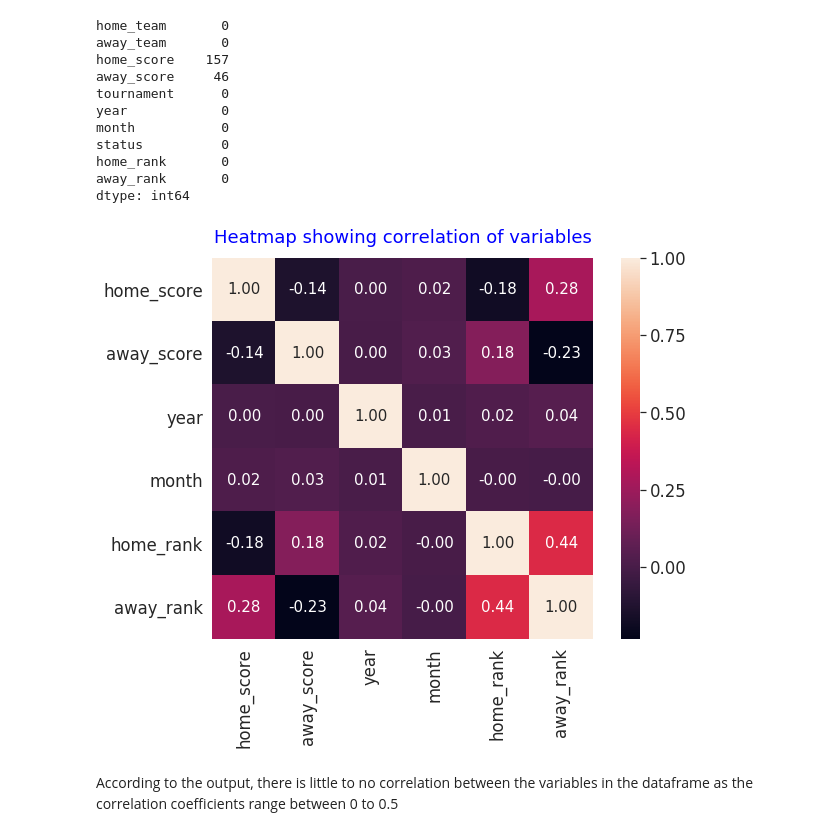
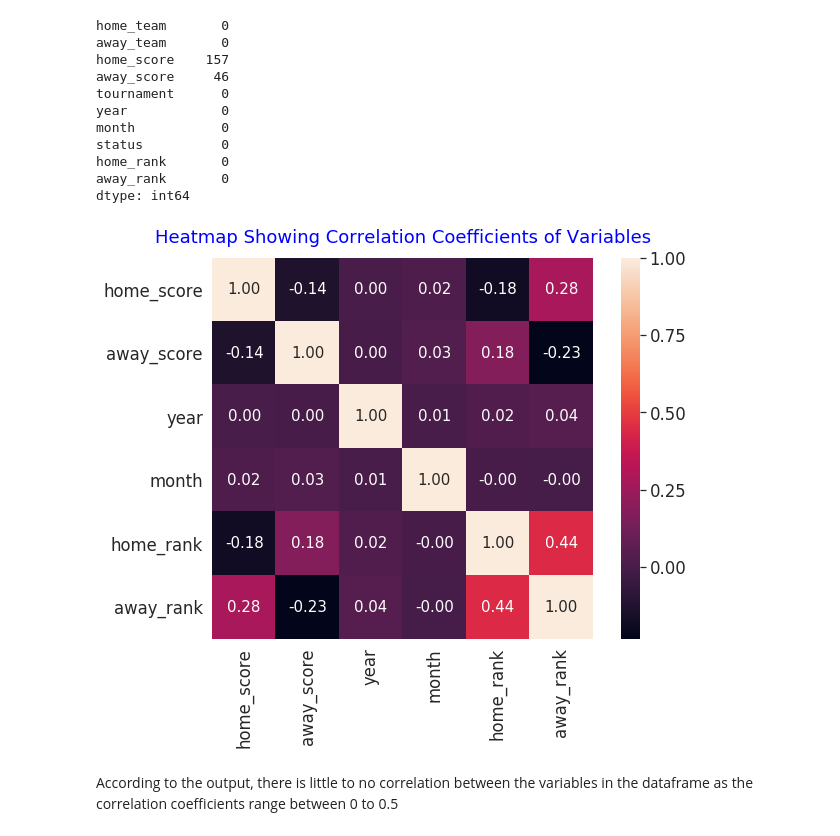
Before and after one commit to booorayan/Regression_fifa, a Jupyter notebook: Football_Match_Predictions.ipynb, the cells around one changed output. Drawn from its saved outputs; the diff is of its cells as text; code cells hidden in the pictures.

```diff
--- a/Football_Match_Predictions.ipynb
+++ b/Football_Match_Predictions.ipynb
@@ -957,21 +957,21 @@ out_f.dropna(inplace=True)
 # %%
 # plotting a heatmap to view correlation coefficients
 
 cols = ['home_score', 'away_score', 'year', 'month', 'home_rank', 'away_rank']
 cm = np.corrcoef(out_f[cols].values.T)
 
 plt.figure(figsize=(10,7))
 sns.set(font_scale=1.5)
 hm = sns.heatmap(
     cm, cbar=True, annot=True,
     square=True, fmt='.2f',
     annot_kws={'size': 15},
     yticklabels=cols,
     xticklabels=cols)
-plt.title('Heatmap showing correlation of variables', pad=15, color='blue')
+plt.title('Heatmap Showing Correlation Coefficients of Variables', pad=15, color='blue')
 plt.show()
 # %% [output]
-[figure, old version]
+[figure, new version]
 # %% [markdown]
 According to the output, there is little to no correlation between the variables in the dataframe as the correlation coefficients range between 0 to 0.5
 # %% [markdown]
```
Also changed, not shown: parts of 29 cells of this notebook.
